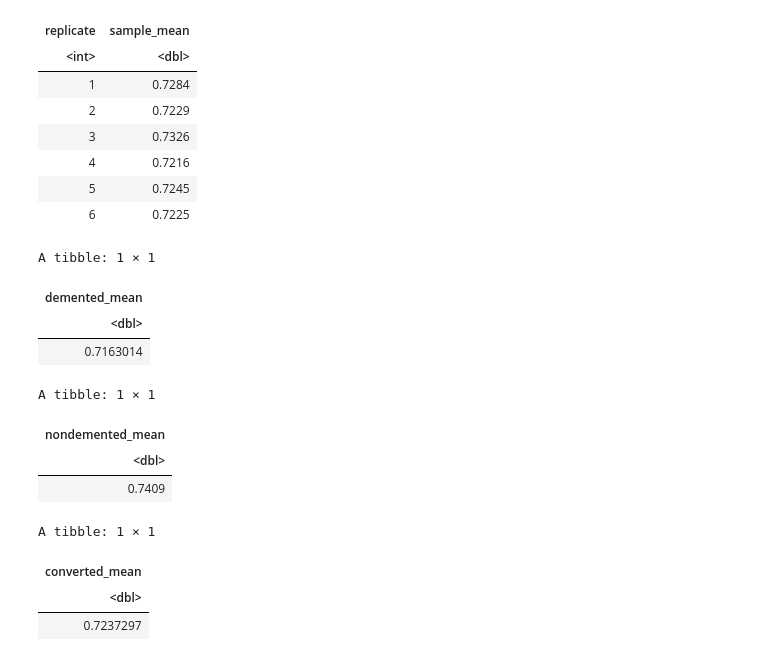
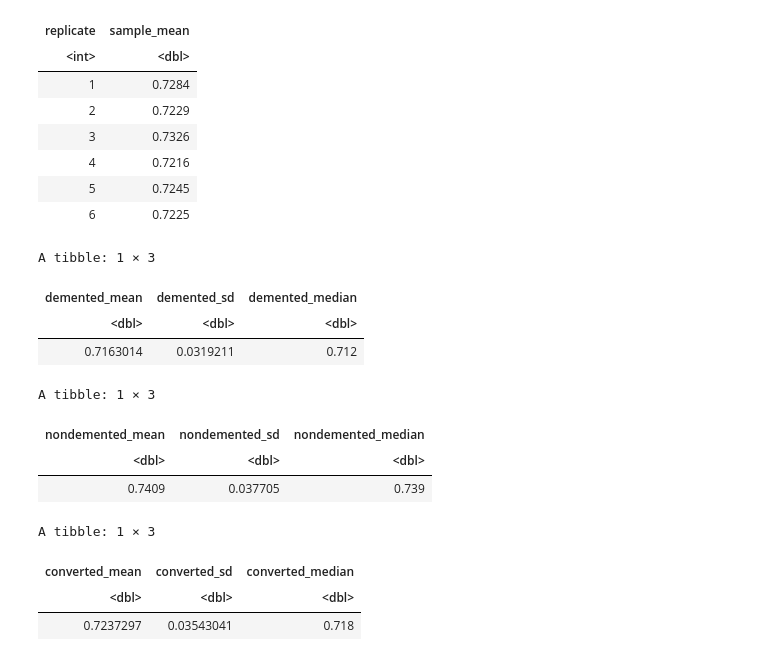
Before and after one commit to yuwangy/alzheimer_analysis, a Jupyter notebook: Project Proposal.ipynb, the cells around one changed output. Drawn from its saved outputs; the diff is of its cells as text; code cells hidden in the pictures.

Commit message:
add mean, median, sd for 3 types of patients

```diff
--- a/Project Proposal.ipynb
+++ b/Project Proposal.ipynb
@@ -101,34 +101,41 @@ A tibble: 6 × 2
 | 5 | 0.7245 |
 | 6 | 0.7225 |
 # %%
-# calculate mean brain volume for patients diagnosed with dementia,
-# not diagnosed with dementia, developed over the course
+# calculate mean, median brain volume, its standard deviation for patients diagnosed with dementia,
+# not diagnosed with dementia, developed over the course respectively
 
 nwbv_demented <- nwbv |>
 filter(Group == "Demented") |>
-summarize(demented_mean = mean(nWBV))
+summarize(demented_mean = mean(nWBV),
+          demented_sd = sd(nWBV),
+          demented_median = median(nWBV))
+
 
 nwbv_nondemented <- nwbv |>
 filter(Group == "Nondemented") |>
-summarize(nondemented_mean = mean(nWBV))
+summarize(nondemented_mean = mean(nWBV),
+          nondemented_sd = sd(nWBV),
+          nondemented_median = median(nWBV))
 
 nwbv_converted <- nwbv |>
 filter(Group == "Converted") |>
-summarize(converted_mean = mean(nWBV))
+summarize(converted_mean = mean(nWBV),
+          converted_sd = sd(nWBV),
+          converted_median = median(nWBV))
 
 nwbv_demented
 nwbv_nondemented
 nwbv_converted
 # %% [output]
-A tibble: 1 × 1
+A tibble: 1 × 3
-| demented_mean |
-| <dbl> |
-| 0.7163014 |
+| demented_mean | demented_sd | demented_median |
+| <dbl> | <dbl> | <dbl> |
+| 0.7163014 | 0.0319211 | 0.712 |
-A tibble: 1 × 1
+A tibble: 1 × 3
-| nondemented_mean |
-| <dbl> |
-| 0.7409 |
+| nondemented_mean | nondemented_sd | nondemented_median |
+| <dbl> | <dbl> | <dbl> |
+| 0.7409 | 0.037705 | 0.739 |
-A tibble: 1 × 1
+A tibble: 1 × 3
-| converted_mean |
-| <dbl> |
-| 0.7237297 |
+| converted_mean | converted_sd | converted_median |
+| <dbl> | <dbl> | <dbl> |
+| 0.7237297 | 0.03543041 | 0.718 |
```
